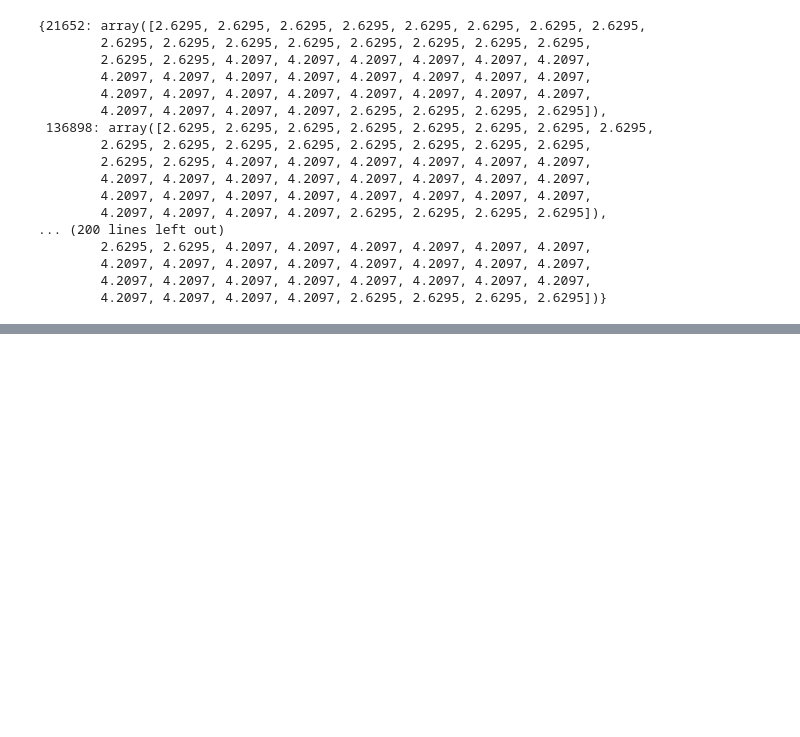
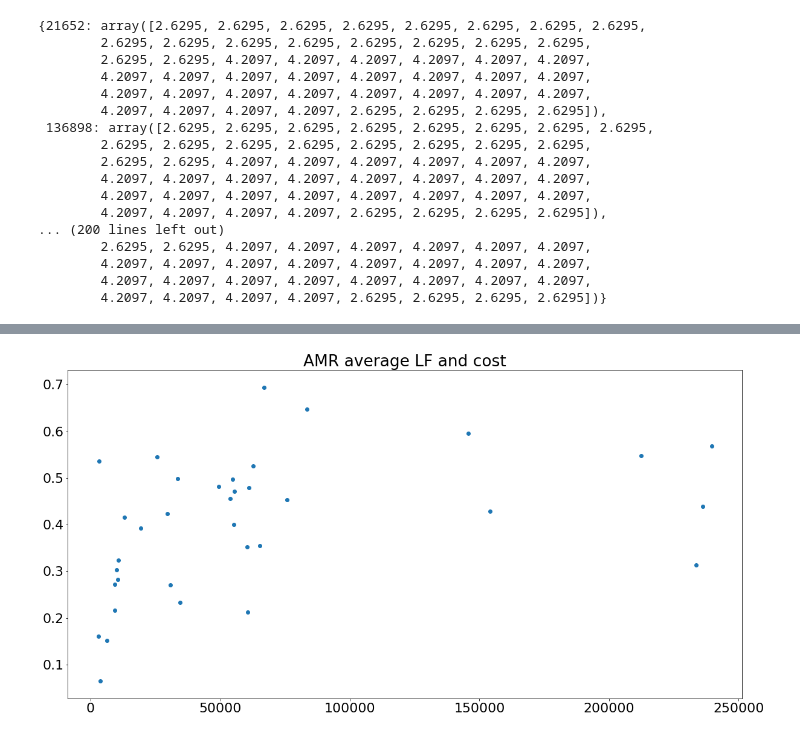
Before and after one commit to chaweewatp/northeastern-work-1, a Jupyter notebook: 5_1_Optimization_finding_objective_values.ipynb, the cells around one changed output, grey strips where cells are left out. Saved outputs shown, nothing was run; the diff lists cells and outputs as text; code cells hidden in the pictures; blank space fills up the shorter version.

```diff
--- a/5_1_Optimization_finding_objective_values.ipynb
+++ b/5_1_Optimization_finding_objective_values.ipynb
@@ -88,0 +118,11 @@ plt.show()
+# %%
+
+x=[ dict_AMR_avg_cost_LF[x]['avg_cost'] for x in dict_AMR_avg_cost_LF]
+y=[ dict_AMR_avg_cost_LF[y]['avg_LF'] for y in dict_AMR_avg_cost_LF]
+
+fig, ax = plt.subplots()
+ax.scatter(x,y)
+ax.set_title('AMR average LF and cost')
+plt.show()
+# %% [output]
+[figure, added]
```
Also changed, not shown: parts of 5 cells of this notebook, 1 other file.
